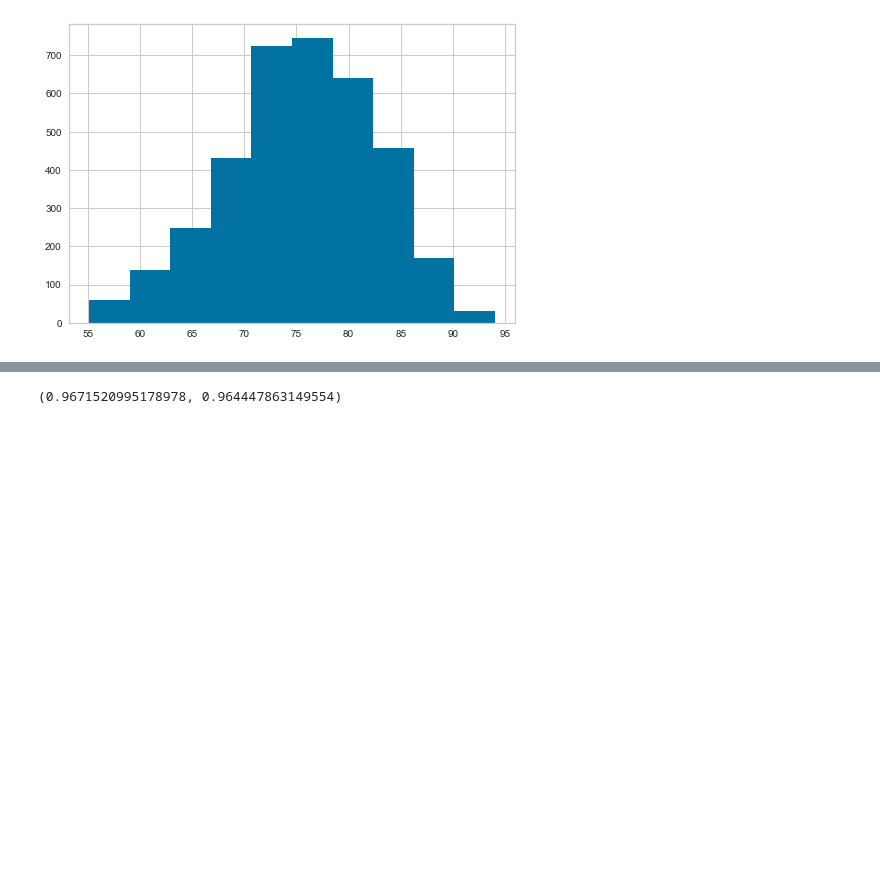
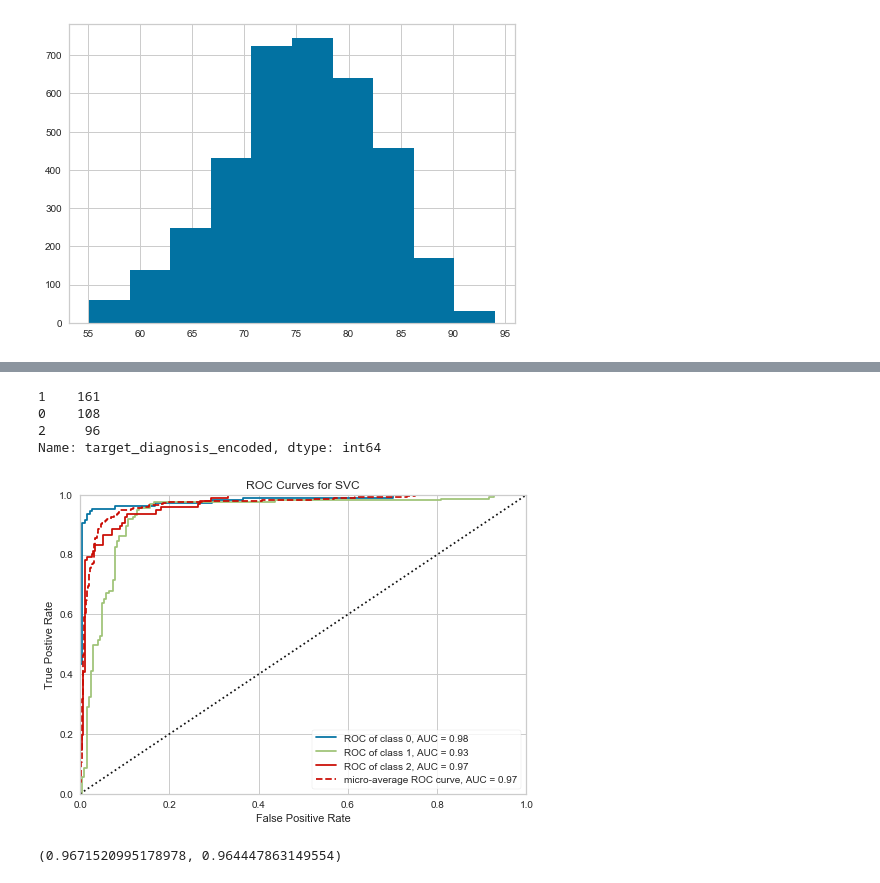
Before and after one commit to maxhipperson/Predicting-Alzheimers, a Jupyter notebook: data_exploration_02.ipynb, the cells around one changed output, grey strips where cells are left out. Drawn from its saved outputs; the diff is of its cells as text; code cells hidden in the pictures; blank space fills up the shorter version.

```diff
--- a/data_exploration_02.ipynb
+++ b/data_exploration_02.ipynb
@@ -196,3 +204,17 @@ Pipeline(memory=None,
+# %%
+print(y_test_na.value_counts())
+
+visualizer_2 = ROCAUC(scaled_svc_2, macro=False)
+visualizer_2.fit(imp.transform(x_train_na), y_train_na)
+visualizer_2.score(imp.transform(x_test_na), y_test_na)
+visualizer_2.show()
+plt.show()
+# %% [output]
+1    161
+0    108
+2     96
+Name: target_diagnosis_encoded, dtype: int64
+[figure, added]
 # %%
 from sklearn.metrics import accuracy_score, roc_auc_score
 from sklearn.preprocessing import LabelBinarizer
```
Also changed, not shown: parts of 2 cells of this notebook.
